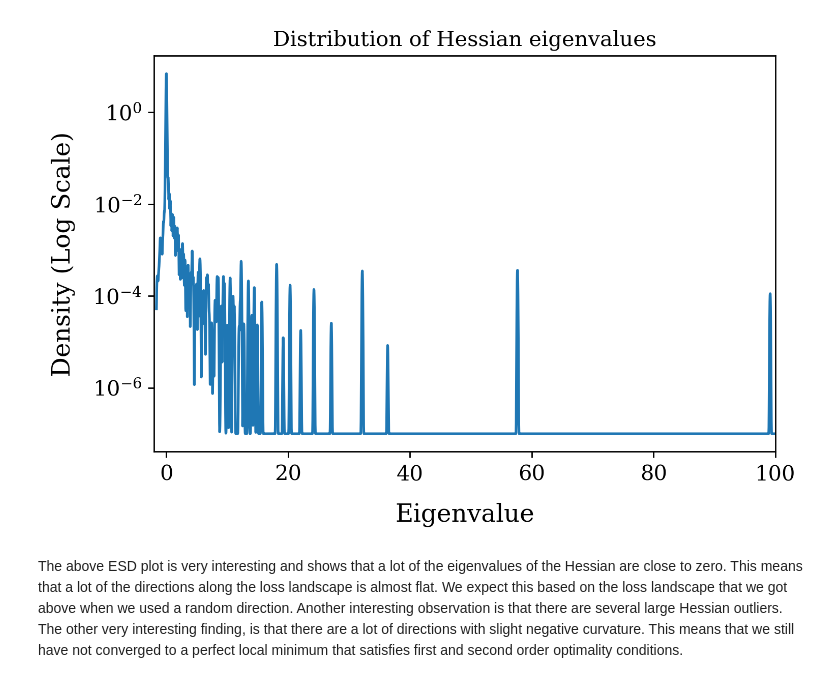
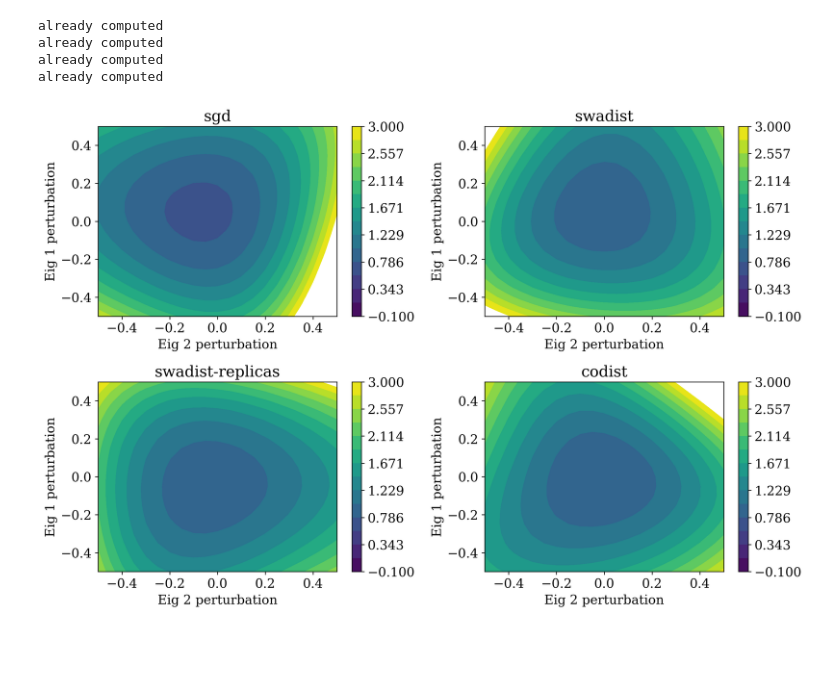
Before and after one commit to jpdunc23/swadist, a Jupyter notebook: experiments/CIFAR-10/06-hessian.ipynb, the cells around one changed output. Cells and saved outputs as stored; diff of their text form; code cells hidden in the pictures; blank space fills up the shorter version.

Commit message:
new hessian nb

```diff
--- a/experiments/CIFAR-10/06-hessian.ipynb
+++ b/experiments/CIFAR-10/06-hessian.ipynb
@@ -83 +79,9 @@ all_state_dict = torch.load(os.path.join(state_dict_dir, 'bs512-sgd_20220508_131
+# %%
+all_state_dicts_in_dir = os.listdir(state_dict_dir)
+
+# just use rank 0 for plot
+all_state_dicts_in_dir = [p for p in all_state_dicts_in_dir if 'rank1' not in p and p[-3:] == '.pt']
+# %%
+# replace with 128 etc
+currbs_paths = [p for p in all_state_dicts_in_dir if BATCH in p]
 # %%
@@ -160,8 +167,0 @@ xv, yv = np.meshgrid(lams, lams)
-# %%
-fig, ax = plt.subplots(1, 1)
-cs = ax.contourf(xv, yv, z, levels=np.logspace(-1, 2, 10))
-cbar = fig.colorbar(cs)
-plt.ylabel('Eig 1 perturbation')
-plt.xlabel('Eig 2 perturbation')
-# plt.title('Loss landscape perturbed based on top 2 Hessian eigenvectors')
-# plt.savefig('swadist.png')
@@ -278,8 +168,35 @@ density_eigen, density_weight = hessian_comp.density()
-# %%
-get_esd_plot(density_eigen, density_weight)
-plt.xlim(-2, 100)
-# plt.savefig('swadist_dwns.png')
-# %% [output]
-[figure, removed]
-# %% [markdown]
-The above ESD plot is very interesting and shows that a lot of the eigenvalues of the Hessian are close to zero. This means that a lot of the directions along the loss landscape is almost flat. We expect this based on the loss landscape that we got above when we used a random direction. Another interesting observation is that there are several large Hessian outliers. The other very interesting finding, is that there are a lot of directions with slight negative curvature. This means that we still have not converged to a perfect local minimum that satisfies first and second order optimality conditions.
+# %%
+for p in currbs_paths:
+    compute_hessian(p)
+pkl.dump(z_values, open(state_dict_dir + f'/zvalues_{BATCH_SIZE}.pkl', 'wb'))
+# %% [output]
+already computed
+already computed
+already computed
+already computed
+# %%
+def plot_hessian(paths, levels=np.logspace(-1, 1, 10)):
+    lams = np.linspace(-0.5, 0.5, 21).astype(np.float32)
+    xv, yv = np.meshgrid(lams, lams)
+    fig, axes = plt.subplots(2, 2, figsize=(12, 8))
+    for i, path in enumerate(paths):
+        ax = axes[i // 2, i % 2]
+        z = z_values[path]
+        cs = ax.contourf(xv, yv, z, levels=levels)
+        ax.set_title(path.split('_')[0][len(BATCH)+1:])
+        ax.set_ylabel('Eig 1 perturbation')
+        ax.set_xlabel('Eig 2 perturbation')
+        plt.colorbar(cs, ax=ax)
+
+    # cbar = ax.colorbar(cs, ax=axes.ravel().tolist())
+    # plt.ylabel('Eig 1 perturbation')
+    # plt.xlabel('Eig 2 perturbation')
+    # fig.title('Loss landscape perturbed based on top 2 Hessian eigenvectors')
+    plt.tight_layout()
+    plt.savefig(f'hessian_{BATCH}.png')
+# %%
+plot_hessian(currbs_paths,
+    # levels=np.logspace(-1, 0.7, 15))
+    levels=np.linspace(-0.1, 3, 15))
+# %% [output]
+[figure, added]
```
Also changed, not shown: parts of 28 cells of this notebook, 1 other file.
